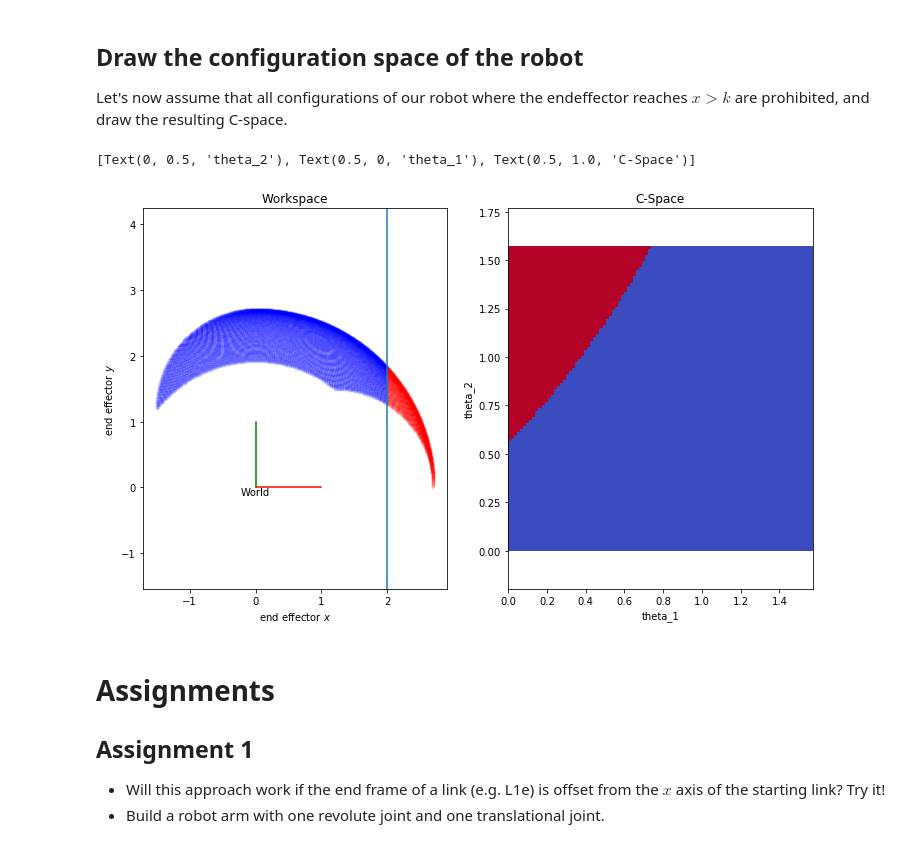
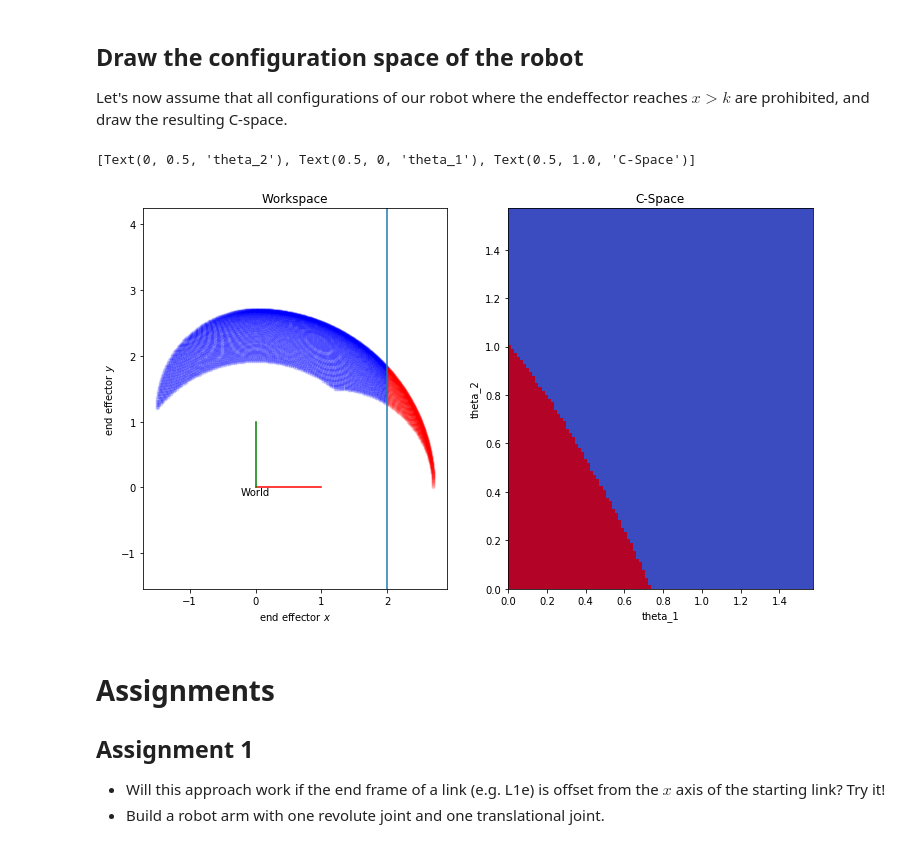
Before and after one commit to alessandro-giusti/teaching-notebooks, a Jupyter notebook: robotics/01 transforms2d.ipynb, the cells around one changed output. Saved outputs shown, nothing was run; the diff lists cells and outputs as text; code cells hidden in the pictures.

Commit message:
Update 01 transforms2d.ipynb
fixed a bug and added inverse kinematics

```diff
--- a/robotics/01 transforms2d.ipynb
+++ b/robotics/01 transforms2d.ipynb
@@ -276,36 +285,41 @@ interactive(children=(FloatRangeSlider(value=(-1.0, 1.0), description='theta1_ra
 ## Draw the configuration space of the robot
 Let's now assume that all configurations of our robot where the endeffector reaches $x > k$ are prohibited, and draw the resulting C-space.
 # %%
-theta1_range = [0,0.5*np.pi] # minimum and maximum admissible values for theta1
-theta2_range = [0,np.pi/2] # minimum and maximum admissible values for theta2
-theta1s,theta2s = np.meshgrid(np.linspace(*theta1_range,100),np.linspace(*theta2_range,100))
-k=2
+# minimum and maximum admissible values for theta1
+theta1_range = [0, 0.5*np.pi]
+theta2_range = [0, np.pi/2]  # minimum and maximum admissible values for theta2
+theta1s, theta2s = np.meshgrid(np.linspace(
+    *theta1_range, 100), np.linspace(*theta2_range, 100))
+k = 2
 endeffector_positions = []
-for theta1,theta2 in zip(theta1s.flatten(),theta2s.flatten()):
-    frames = fw_kinematics(theta1,theta2)
-    endeffector_pose = frames[-1] # Pose of the end effector
-    endeffector_position = endeffector_pose @ np.array([[0,0,1]]).T
-    endeffector_positions.append(endeffector_position[0:2,0])
+for theta1, theta2 in zip(theta1s.flatten(), theta2s.flatten()):
+    frames = fw_kinematics(theta1, theta2)
+    endeffector_pose = frames[-1]  # Pose of the end effector
+    endeffector_position = endeffector_pose @ np.array([[0, 0, 1]]).T
+    endeffector_positions.append(endeffector_position[0:2, 0])
 endeffector_positions = np.array(endeffector_positions)
-valids = endeffector_positions[:,0] < k
+valids = endeffector_positions[:, 0] < k
 
-fig,(ax1,ax2) = plt.subplots(ncols=2,figsize=(12,7))
+fig, (ax1, ax2) = plt.subplots(ncols=2, figsize=(12, 7))
 plt.axis("equal")
-drawf(np.eye(3),ax=ax1,name="World")
-ax1.plot(endeffector_positions[valids,0],endeffector_positions[valids,1],"b.",alpha=0.1)
-ax1.plot(endeffector_positions[~valids,0],endeffector_positions[~valids,1],"r.",alpha=0.1)
+drawf(np.eye(3), ax=ax1, name="World")
+ax1.plot(endeffector_positions[valids, 0],
+         endeffector_positions[valids, 1], "b.", alpha=0.1)
+ax1.plot(endeffector_positions[~valids, 0],
+         endeffector_positions[~valids, 1], "r.", alpha=0.1)
 ax1.set(xlabel="end effector $x$",
         ylabel="end effector $y$",
         title="Workspace")
 ax1.axis("equal")
 ax1.axvline(x=k)
-ax2.imshow(valids.reshape(theta1s.shape),extent = theta1_range+theta2_range,cmap="coolwarm_r")
+ax2.imshow(valids.reshape(theta1s.shape), extent=theta1_range +
+           theta2_range, origin="lower", cmap="coolwarm_r", aspect="auto")
 ax2.set(xlabel="theta_1",
         ylabel="theta_2",
         title="C-Space")
 # %% [output]
 [Text(0, 0.5, 'theta_2'), Text(0.5, 0, 'theta_1'), Text(0.5, 1.0, 'C-Space')]
-[figure, old version]
+[figure, new version]
 # %% [markdown]
 # Assignments
 ## Assignment 1
```
Also changed, not shown: parts of 25 cells of this notebook.
